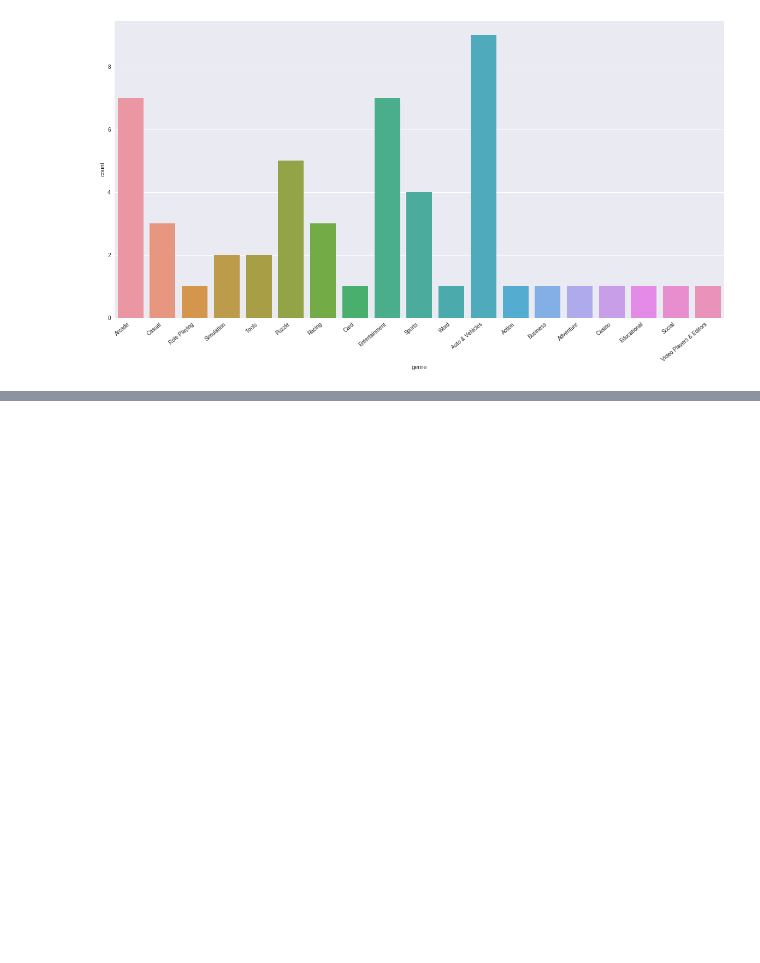
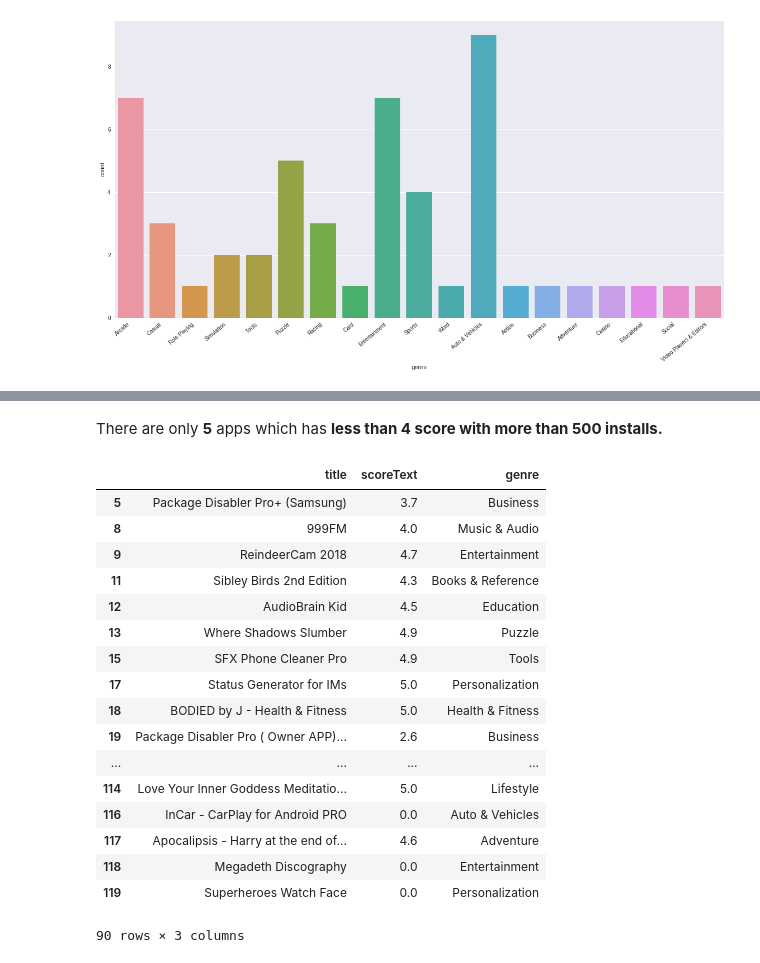
Before and after one commit to kevinpatelco/App_Trends, a Jupyter notebook: App_Trends.ipynb, the cells around one changed output, grey strips where cells are left out. Drawn from its saved outputs; the diff is of its cells as text; code cells hidden in the pictures; blank space fills up the shorter version.

```diff
--- a/App_Trends.ipynb
+++ b/App_Trends.ipynb
@@ -258,0 +344,23 @@ There are 52 apps in the top 200 which supports ad, has more than 50000 installs
+# %% [markdown]
+There are only **5** apps which has **less than 4 score with more than 500 installs.**
+# %%
+new_paid_play[(new_paid_play.minInstalls <= 500)][['title','scoreText', "genre"]]
+# %% [output]
+|  | title | scoreText | genre |
+| 5 | Package Disabler Pro+ (Samsung) | 3.7 | Business |
+| 8 | 999FM | 4.0 | Music & Audio |
+| 9 | ReindeerCam 2018 | 4.7 | Entertainment |
+| 11 | Sibley Birds 2nd Edition | 4.3 | Books & Reference |
+| 12 | AudioBrain Kid | 4.5 | Education |
+| 13 | Where Shadows Slumber | 4.9 | Puzzle |
+| 15 | SFX Phone Cleaner Pro | 4.9 | Tools |
+| 17 | Status Generator for IMs | 5.0 | Personalization |
+| 18 | BODIED by J - Health & Fitness | 5.0 | Health & Fitness |
+| 19 | Package Disabler Pro ( Owner APP)... | 2.6 | Business |
+| ... | ... | ... | ... |
+| 114 | Love Your Inner Goddess Meditatio... | 5.0 | Lifestyle |
+| 116 | InCar - CarPlay for Android PRO | 0.0 | Auto & Vehicles |
+| 117 | Apocalipsis - Harry at the end of... | 4.6 | Adventure |
+| 118 | Megadeth Discography | 0.0 | Entertainment |
+| 119 | Superheroes Watch Face | 0.0 | Personalization |
+90 rows × 3 columns
```
Also changed, not shown: parts of 19 cells of this notebook.
